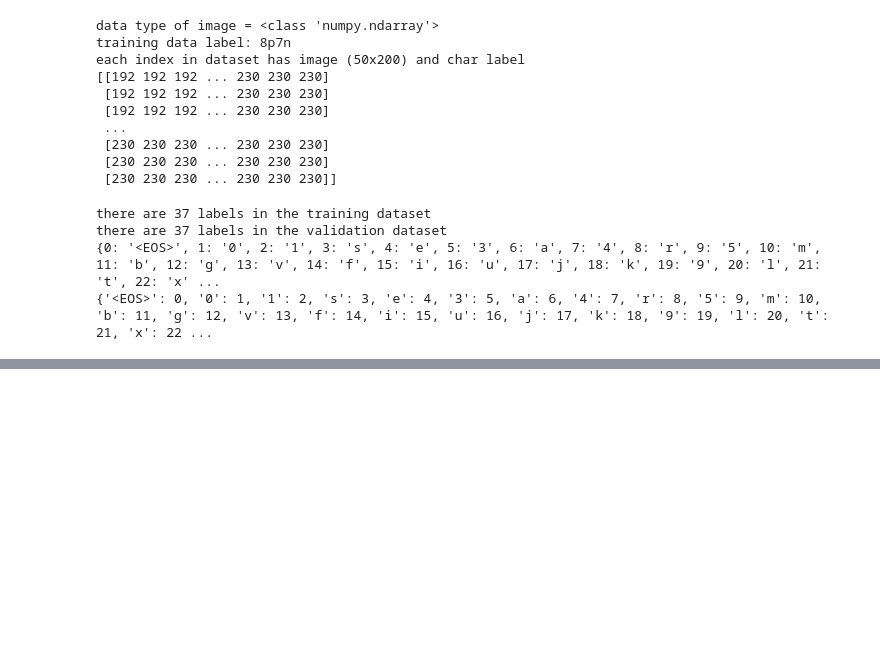
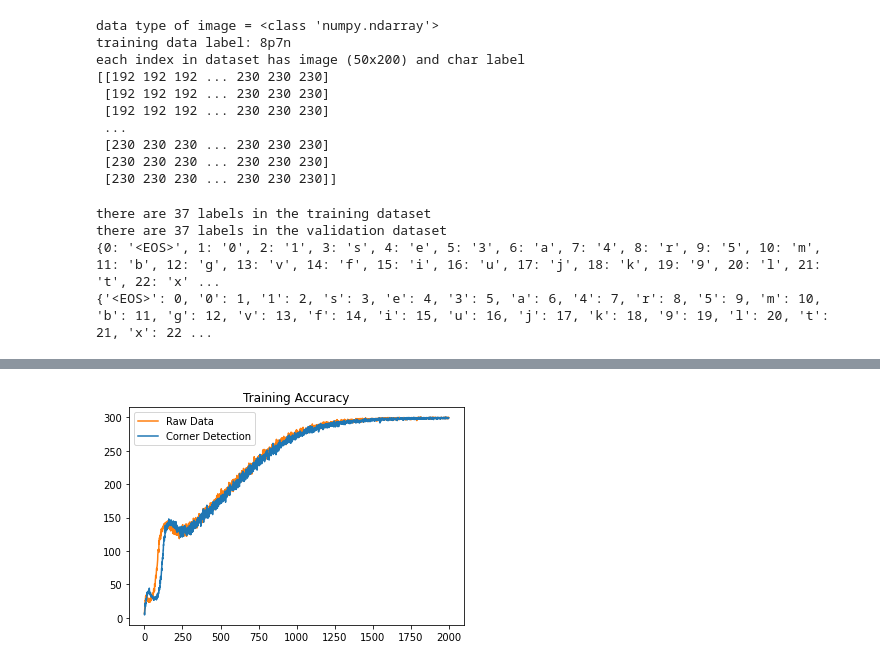
Before and after one commit to CharFox1/CompVisProj, a Jupyter notebook: lstmCharModel.ipynb, the cells around one changed output, grey strips where cells are left out. Drawn from its saved outputs; the diff is of its cells as text; code cells hidden in the pictures; blank space fills up the shorter version.

```diff
--- a/lstmCharModel.ipynb
+++ b/lstmCharModel.ipynb
@@ -1132,0 +1364,14 @@ predicted hhshh for 0uai<EOS>
+# %%
+captchaTestAcc = [i*10 for i in captchaTestAcc]
+captchaTestAcc = captchaTestAcc[1000:]
+captchaCornerTestAcc = [i*10 for i in captchaCornerTestAcc]
+fig = plt.figure()
+ax = fig.add_subplot(1,1,1)
+ax.plot(captchaTestAcc, color="tab:orange", label="Raw Data")
+ax.plot(captchaCornerTestAcc, color="tab:blue", label="Corner Detection")
+#ax.set_ylim([0,100])
+ax.set_title("Training Accuracy")
+plt.legend()
+plt.show()
+# %% [output]
+[figure, added]
```
Also changed, not shown: parts of 14 cells of this notebook.
